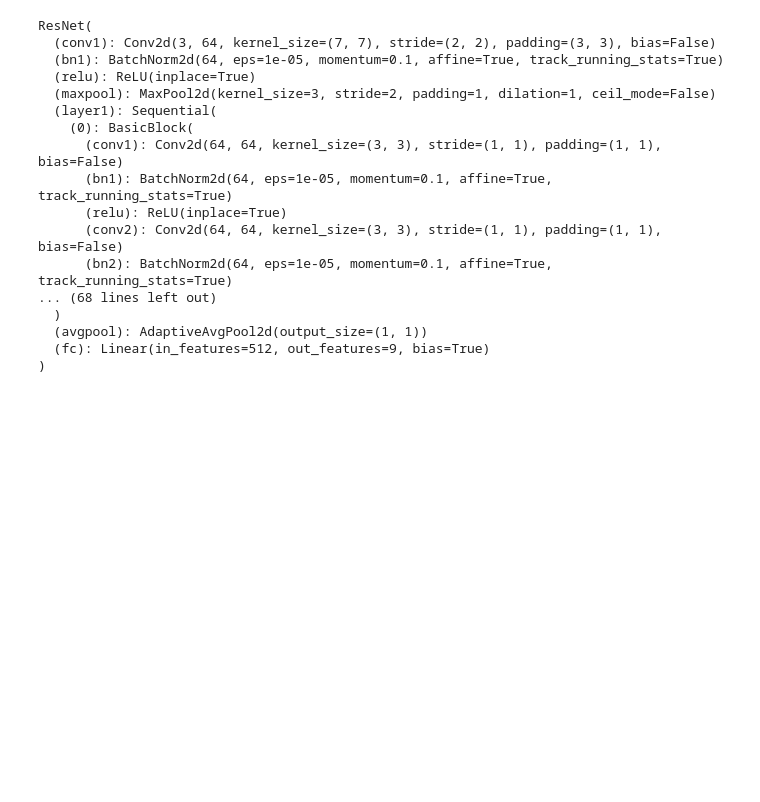
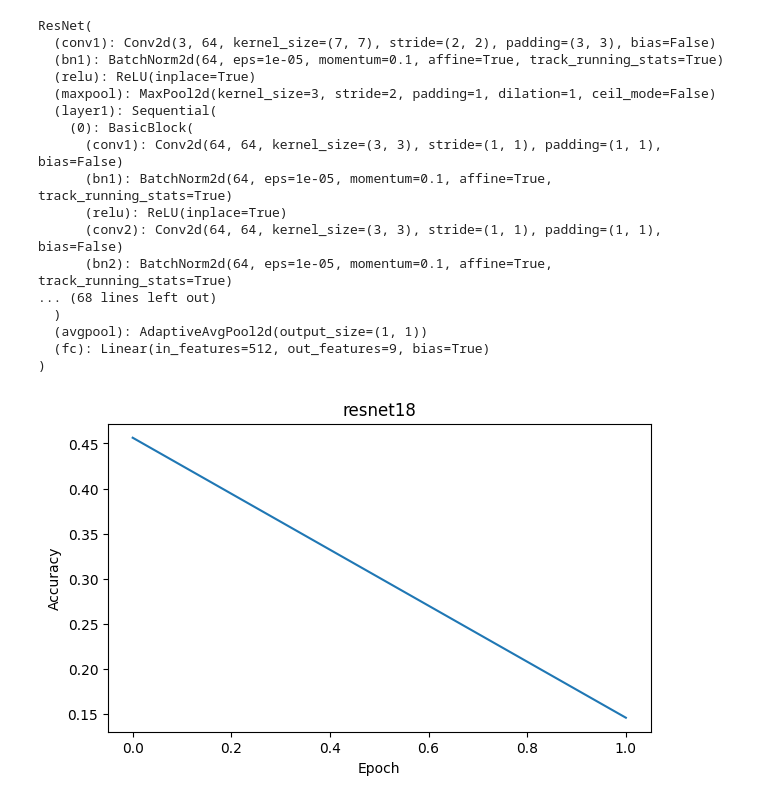
Before and after one commit to spbcoding/ml-aws-course, a Jupyter notebook: lab07-cnn-2-transfer (pytorch).ipynb, the cells around one changed output. Drawn from its saved outputs; the diff is of its cells as text; code cells hidden in the pictures; blank space fills up the shorter version.

```diff
--- a/lab07-cnn-2-transfer (pytorch).ipynb
+++ b/lab07-cnn-2-transfer (pytorch).ipynb
@@ -321,3 +331,7 @@ LR = 0.005
 train_dataloader = DataLoader(train_dataset, batch_size = BATCH_SIZE)
 
 hist = train(resnet18, train_dataloader, device, EPOCHS, LR)
+# %%
+print_history(hist, 'resnet18')
+# %% [output]
+[figure, added]
```
Also changed, not shown: parts of 2 cells of this notebook.
